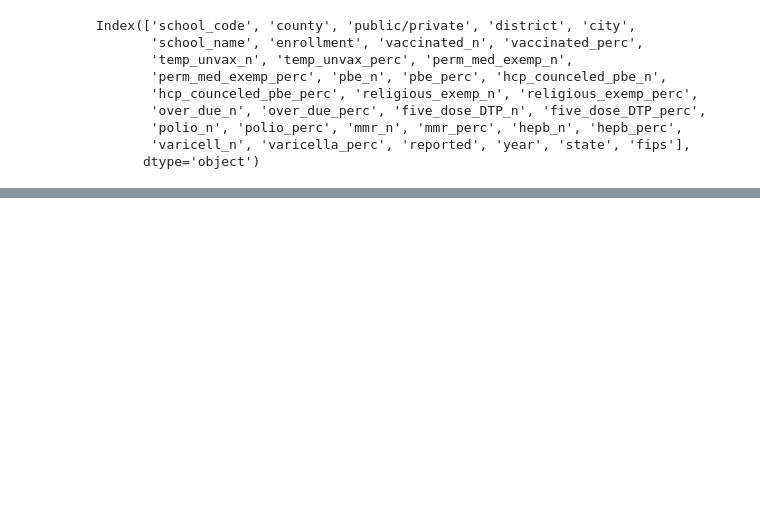
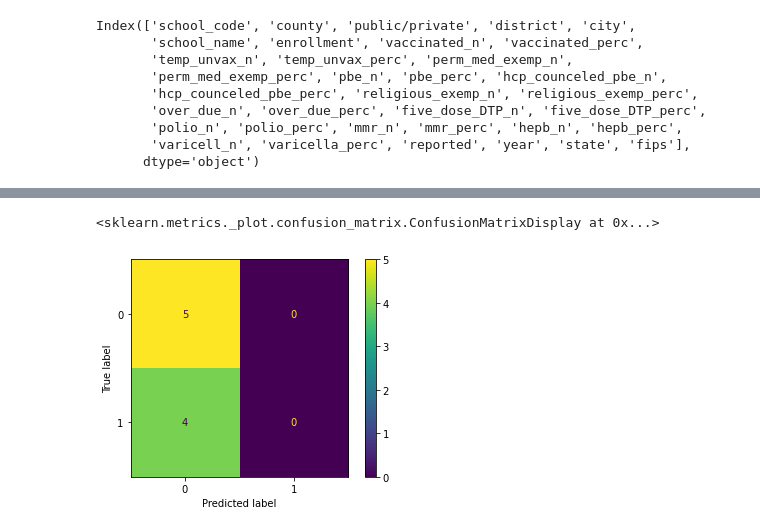
Before and after one commit to john-c-simmons/pres_election, a Jupyter notebook: notebooks/jc/ca_preprocessing.ipynb, the cells around one changed output, grey strips where cells are left out. Saved outputs shown, nothing was run; the diff lists cells and outputs as text; code cells hidden in the pictures; blank space fills up the shorter version.

```diff
--- a/notebooks/jc/ca_preprocessing.ipynb
+++ b/notebooks/jc/ca_preprocessing.ipynb
@@ -98,0 +254,14 @@ ca_list
+# %%
+from sklearn.feature_selection import RFE
+scores = []
+
+for num in range(1, X_train_scaled.shape[1]):
+
+    selector = RFE(logreg, n_features_to_select=num, step=1)
+    selector = selector.fit(X_train_scaled, y_train)
+    score = selector.score(X_val_scaled, y_val)
+    scores.append(score)
+selector = RFE(logreg, n_features_to_select=1, step=1)
+selector = selector.fit(X_train_scaled, y_train)
+score = selector.score(X_val_scaled, y_val)
+feature_importance = ca_list_dict = dict(zip(feature_list,selector.ranking_))
@@ -98,0 +288,7 @@ ca_list
+# %%
+from sklearn.metrics import plot_confusion_matrix
+
+plot_confusion_matrix(selector, X_val_scaled, y_val)
+# %% [output]
+<sklearn.metrics._plot.confusion_matrix.ConfusionMatrixDisplay at 0x...>
+[figure, added]
```
Also changed, not shown: parts of 40 cells of this notebook, 36 other files.
